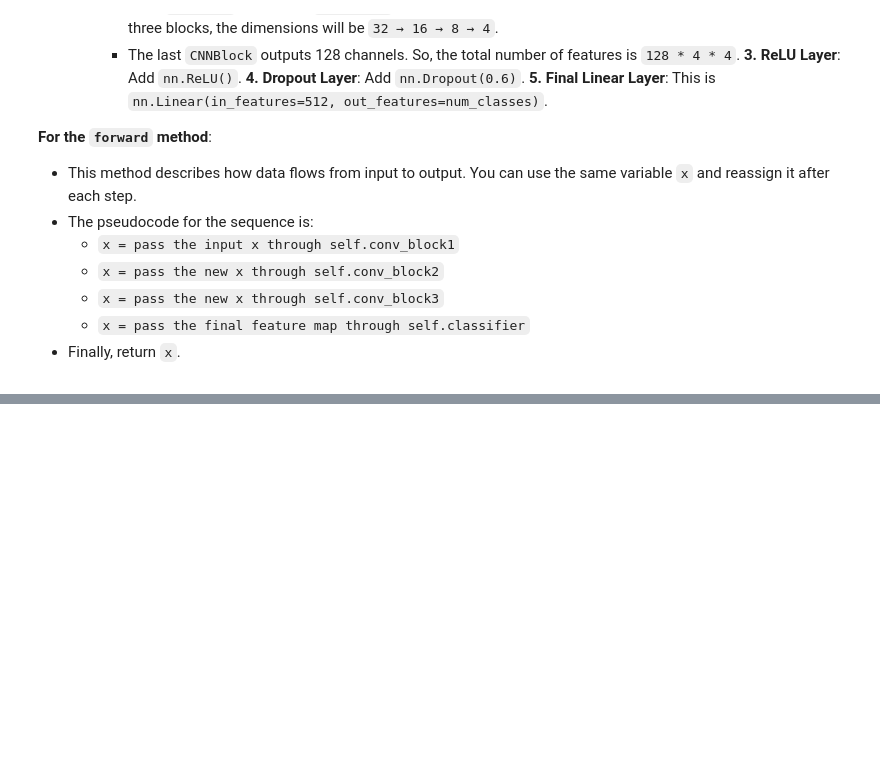
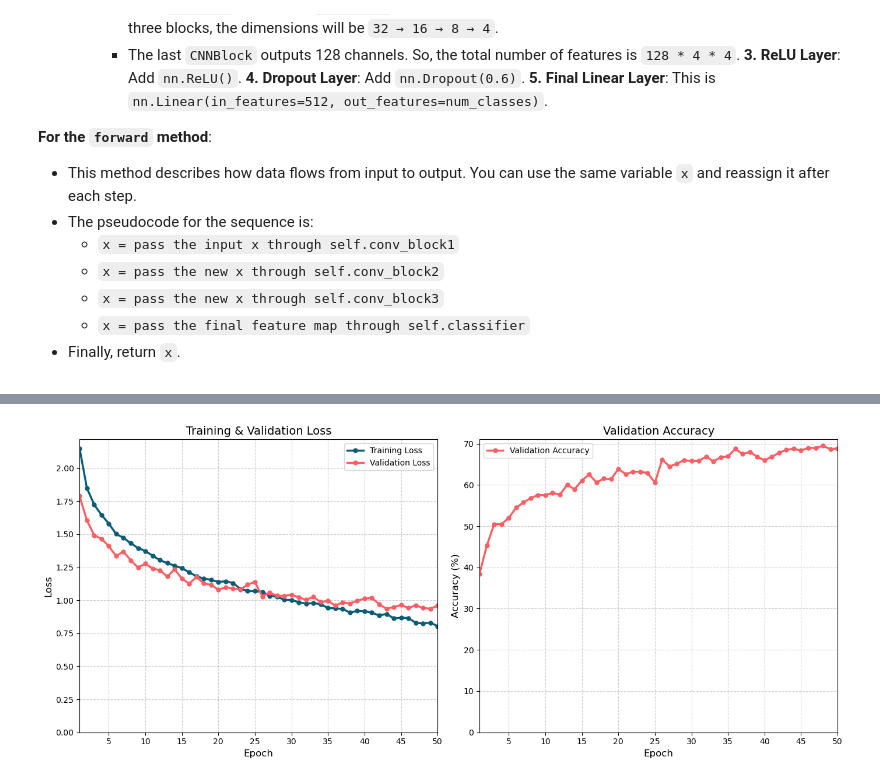
Before and after one commit to Arash-Razi/PyTorch-specialization, a Jupyter notebook: Coursera - PyTorch Fundamentals 2025-11/04_core-neural-network-components/Labs/Assignment/C1M4_Assignment.ipynb, the cells around one changed output, grey strips where cells are left out. Cells and saved outputs as stored; diff of their text form; code cells hidden in the pictures; folded sections open; blank space fills up the shorter version.

```diff
--- a/Coursera - PyTorch Fundamentals 2025-11/04_core-neural-network-components/Labs/Assignment/C1M4_Assignment.ipynb
+++ b/Coursera - PyTorch Fundamentals 2025-11/04_core-neural-network-components/Labs/Assignment/C1M4_Assignment.ipynb
@@ -482,0 +786,29 @@ If you are stuck, here is a more detailed breakdown for the implementation.
+# %%
+def validate_epoch(model:nn.Module, val_loader:DataLoader, loss_function:nn.CrossEntropyLoss, device):
+
+    model.eval()
+    running_loss = 0
+    correct = 0
+    total = 0
+
+    with torch.inference_mode():
+
+        for images, labels in val_loader:
+            images, labels = images.to(device), labels.to(device)
+
+            outputs = model(images)
+
+            loss = loss_function(outputs, labels)
+
+            running_loss += loss.item() * images.size(0)
+
+            _, predictions = torch.max(outputs.data, 1)
+
+            correct += (predictions == labels).sum().item()
+
+            total += labels.size(0)
+
+        epoch_val_loss = running_loss / len(val_loader.dataset)
+        epoch_accuracy = 100*(correct / total)
+
+    return epoch_val_loss, epoch_accuracy
@@ -482,0 +902,16 @@ If you are stuck, here is a more detailed breakdown for the implementation.
+# %%
+# Start the training process by calling the training loop function
+trained_model, training_metrics = training_loop(
+    model=model,
+    train_loader=train_loader,
+    val_loader=val_loader,
+    loss_function=loss_function,
+    optimizer=optimizer,
+    num_epochs=50,
+    device=device
+)
+
+# Visualize the training metrics (loss and accuracy)
+print("\n--- Training Plots ---\n")
+helper_utils.plot_training_metrics(training_metrics)
+# %% [output]
@@ -482,0 +935 @@ If you are stuck, here is a more detailed breakdown for the implementation.
+[figure, added]
```
Also changed, not shown: parts of 23 cells of this notebook.
